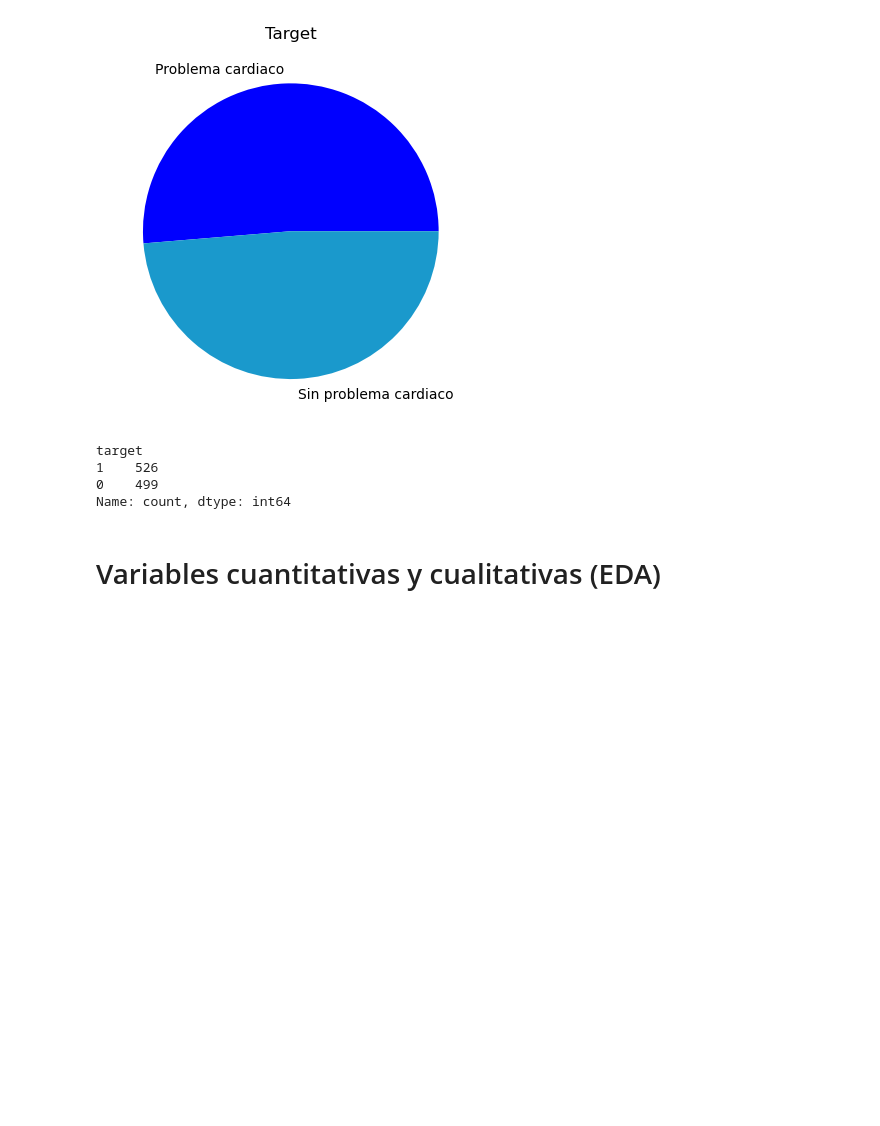
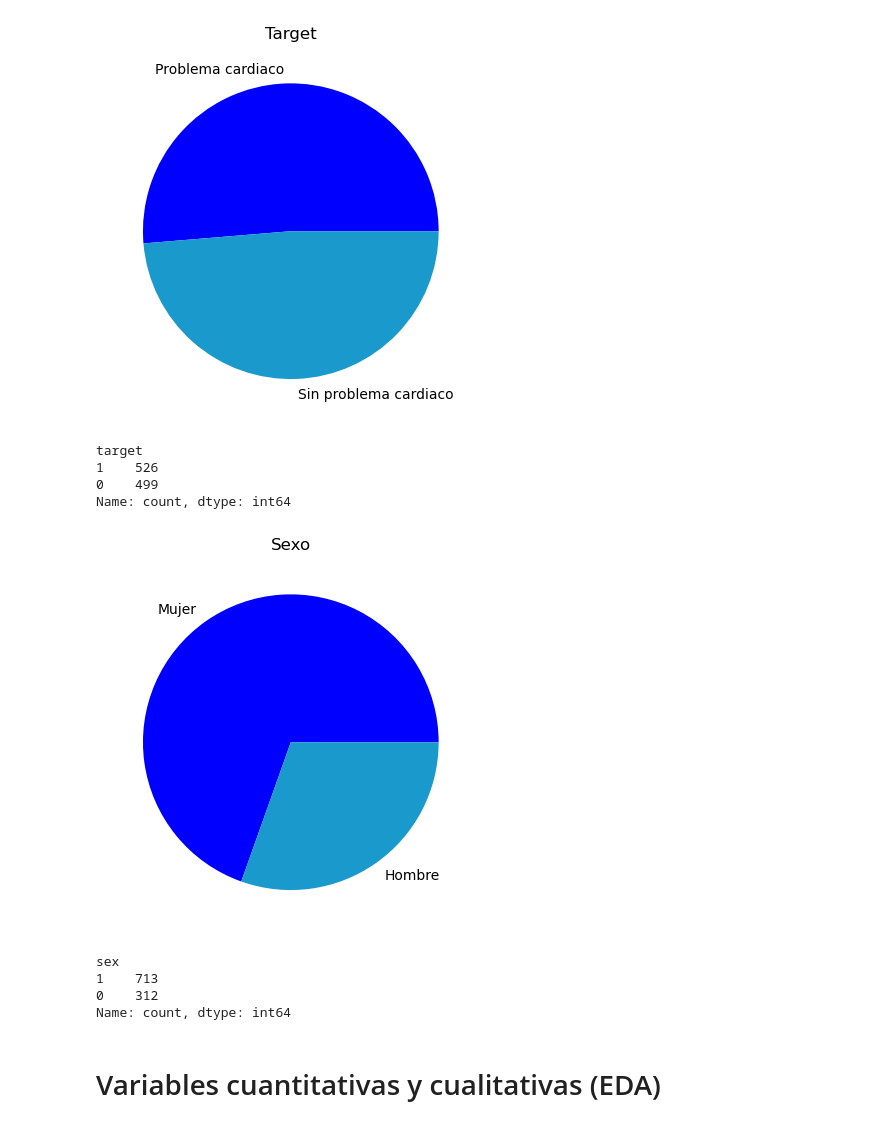
Before and after one commit to EstebanGomezVal/iteso-data-analytics, a Jupyter notebook: notebooks/proyecto.ipynb, the cells around one changed output. Cells and saved outputs as stored; diff of their text form; code cells hidden in the pictures; blank space fills up the shorter version.

```diff
--- a/notebooks/proyecto.ipynb
+++ b/notebooks/proyecto.ipynb
@@ -393,6 +454,18 @@ target
 1    526
 0    499
 Name: count, dtype: int64
+# %%
+plt.figure()
+plt.pie(df['sex'].value_counts(), labels=["Mujer", "Hombre"], colors=['blue', (0.1, 0.6, 0.8)])
+plt.title("Sexo")
+plt.show()
+print(df['sex'].value_counts())
+# %% [output]
+[figure, added]
+sex
+1    713
+0    312
+Name: count, dtype: int64
 # %% [markdown]
 # Variables cuantitativas y cualitativas (EDA)
 # %%
```
Also changed, not shown: parts of 23 cells of this notebook, 3 other files.
